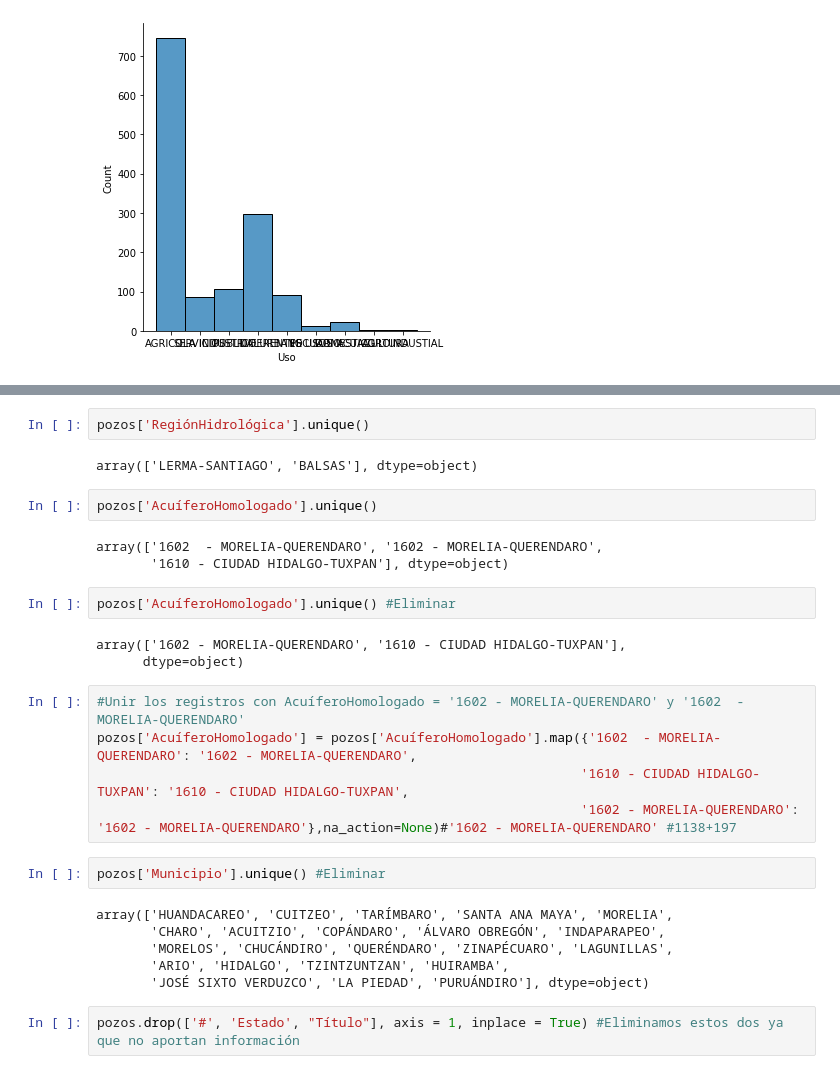
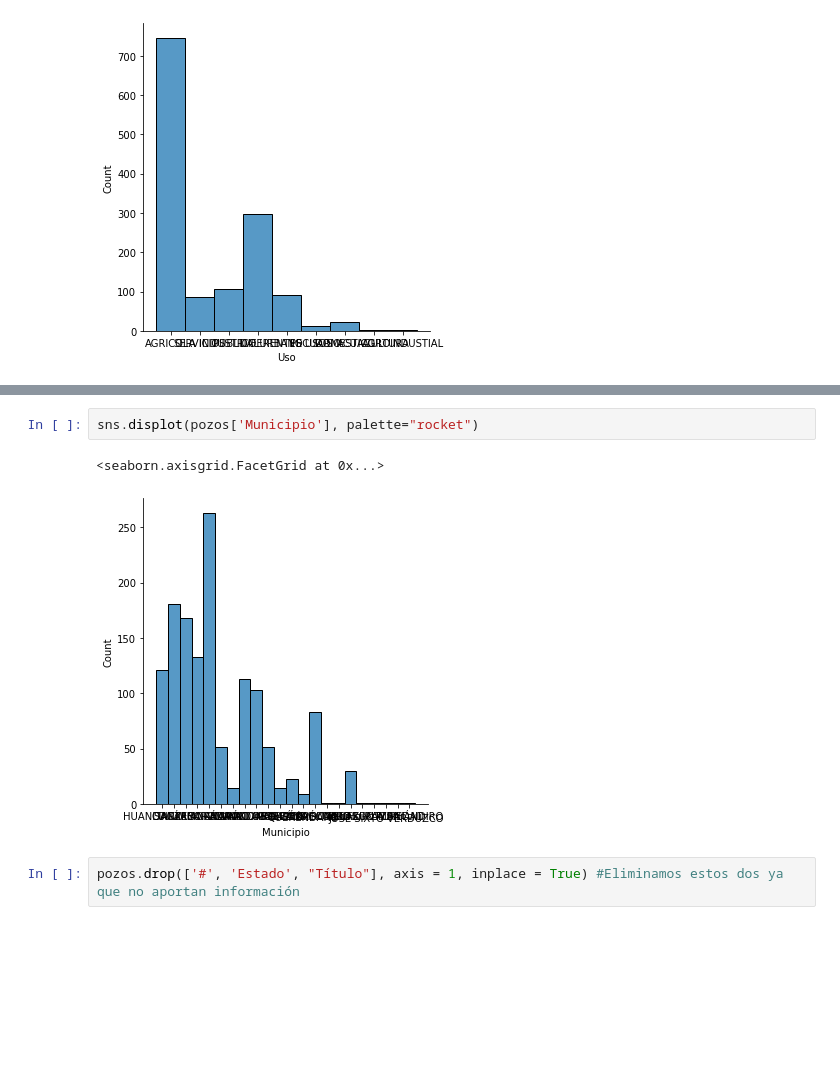
Before and after one commit to MichellMonroy/Practicas-ML, a Jupyter notebook: P3-KNN.ipynb, the cells around one changed output, grey strips where cells are left out. Saved outputs shown, nothing was run; the diff lists cells and outputs as text; blank space fills up the shorter version.

```diff
--- a/P3-KNN.ipynb
+++ b/P3-KNN.ipynb
@@ -73,30 +77,8 @@ array(['MICHOACÁN DE OCAMPO'], dtype=object)
-# %%
-pozos['RegiónHidrológica'].unique()
-# %% [output]
-array(['LERMA-SANTIAGO', 'BALSAS'], dtype=object)
-# %%
-pozos['AcuíferoHomologado'].unique()
-# %% [output]
-array(['1602  - MORELIA-QUERENDARO', '1602 - MORELIA-QUERENDARO',
-       '1610 - CIUDAD HIDALGO-TUXPAN'], dtype=object)
-# %%
-pozos['AcuíferoHomologado'].unique() #Eliminar
-# %% [output]
-array(['1602 - MORELIA-QUERENDARO', '1610 - CIUDAD HIDALGO-TUXPAN'],
-      dtype=object)
-# %%
-#Unir los registros con AcuíferoHomologado = '1602 - MORELIA-QUERENDARO' y '1602  - MORELIA-QUERENDARO'
-pozos['AcuíferoHomologado'] = pozos['AcuíferoHomologado'].map({'1602  - MORELIA-QUERENDARO': '1602 - MORELIA-QUERENDARO',
-                                                              '1610 - CIUDAD HIDALGO-TUXPAN': '1610 - CIUDAD HIDALGO-TUXPAN',
-                                                              '1602 - MORELIA-QUERENDARO': '1602 - MORELIA-QUERENDARO'},na_action=None)#'1602 - MORELIA-QUERENDARO' #1138+197
-# %%
-pozos['Municipio'].unique() #Eliminar
-# %% [output]
-array(['HUANDACAREO', 'CUITZEO', 'TARÍMBARO', 'SANTA ANA MAYA', 'MORELIA',
-       'CHARO', 'ACUITZIO', 'COPÁNDARO', 'ÁLVARO OBREGÓN', 'INDAPARAPEO',
-       'MORELOS', 'CHUCÁNDIRO', 'QUERÉNDARO', 'ZINAPÉCUARO', 'LAGUNILLAS',
-       'ARIO', 'HIDALGO', 'TZINTZUNTZAN', 'HUIRAMBA',
-       'JOSÉ SIXTO VERDUZCO', 'LA PIEDAD', 'PURUÁNDIRO'], dtype=object)
+# %%
+sns.displot(pozos['Municipio'], palette="rocket")
+# %% [output]
+<seaborn.axisgrid.FacetGrid at 0x...>
+[figure, added]
 # %%
 pozos.drop(['#', 'Estado', "Título"], axis = 1, inplace = True) #Eliminamos estos dos ya que no aportan información
 # %%
```
Also changed, not shown: parts of 79 cells of this notebook, 1 other file.
